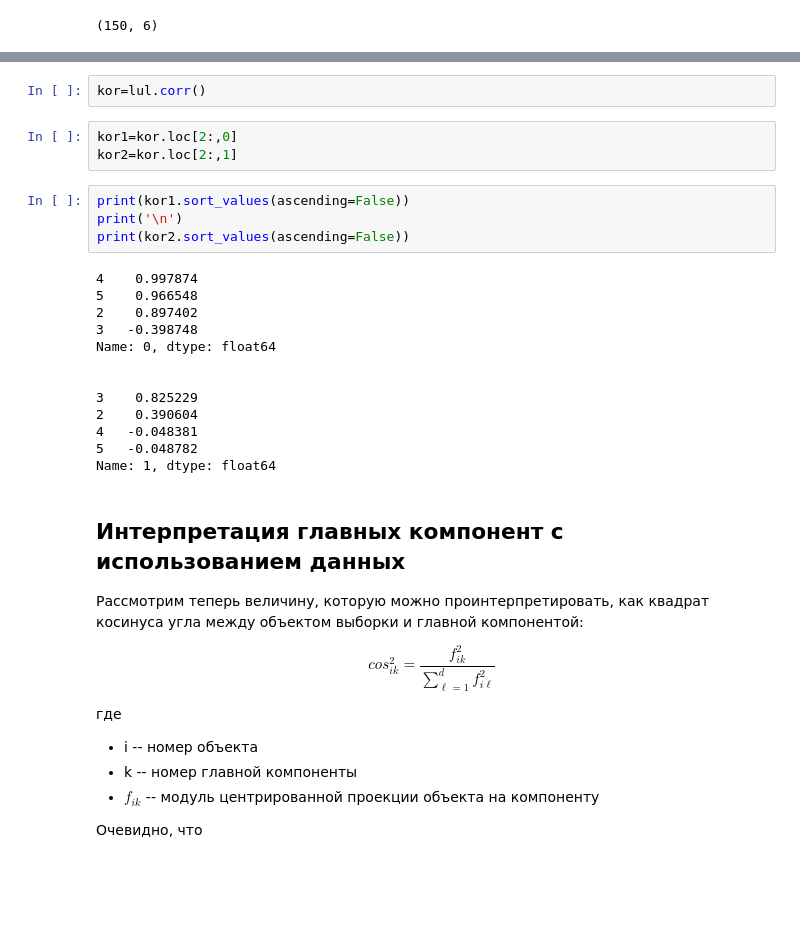
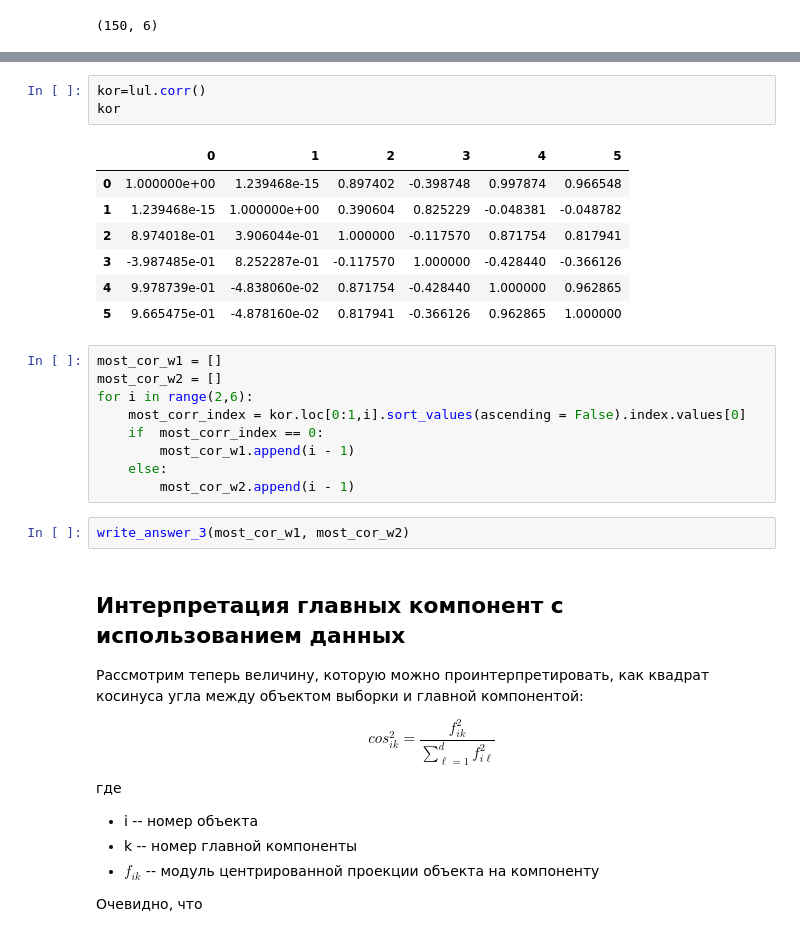
Before and after one commit to PazhiloyMaimalyonok/Machine-Learning-Courses, a Jupyter notebook: coursera_yandex_ML_3_part/week2_pca.ipynb, the cells around one changed output, grey strips where cells are left out. Cells and saved outputs as stored; diff of their text form; blank space fills up the shorter version.

```diff
--- a/coursera_yandex_ML_3_part/week2_pca.ipynb
+++ b/coursera_yandex_ML_3_part/week2_pca.ipynb
@@ -469,26 +421,26 @@ lul
 150 rows × 6 columns
 # %%
 kor=lul.corr()
+kor
+# %% [output]
+|  | 0 | 1 | 2 | 3 | 4 | 5 |
+| 0 | 1.000000e+00 | 1.239468e-15 | 0.897402 | -0.398748 | 0.997874 | 0.966548 |
+| 1 | 1.239468e-15 | 1.000000e+00 | 0.390604 | 0.825229 | -0.048381 | -0.048782 |
+| 2 | 8.974018e-01 | 3.906044e-01 | 1.000000 | -0.117570 | 0.871754 | 0.817941 |
+| 3 | -3.987485e-01 | 8.252287e-01 | -0.117570 | 1.000000 | -0.428440 | -0.366126 |
+| 4 | 9.978739e-01 | -4.838060e-02 | 0.871754 | -0.428440 | 1.000000 | 0.962865 |
+| 5 | 9.665475e-01 | -4.878160e-02 | 0.817941 | -0.366126 | 0.962865 | 1.000000 |
-# %%
-kor1=kor.loc[2:,0]
-kor2=kor.loc[2:,1]
-# %%
-print(kor1.sort_values(ascending=False))
-print('\n')
-print(kor2.sort_values(ascending=False))
-# %% [output]
-4    0.997874
-5    0.966548
-2    0.897402
-3   -0.398748
-Name: 0, dtype: float64
-
-
-3    0.825229
-2    0.390604
-4   -0.048381
-5   -0.048782
-Name: 1, dtype: float64
+# %%
+most_cor_w1 = []
+most_cor_w2 = []
+for i in range(2,6):
+    most_corr_index = kor.loc[0:1,i].sort_values(ascending = False).index.values[0]
+    if  most_corr_index == 0:
+        most_cor_w1.append(i - 1)
+    else:
+        most_cor_w2.append(i - 1)
+# %%
+write_answer_3(most_cor_w1, most_cor_w2)
 # %% [markdown]
 ## Интерпретация главных компонент с использованием данных
 
```
Also changed, not shown: parts of 26 cells of this notebook, 3 other files.
